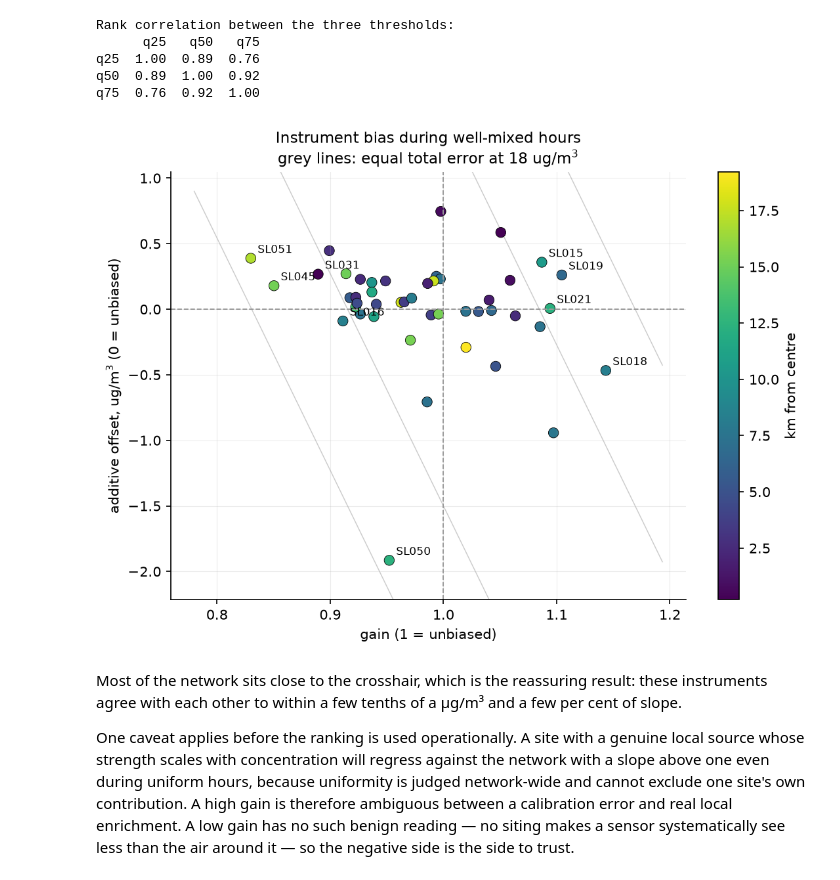
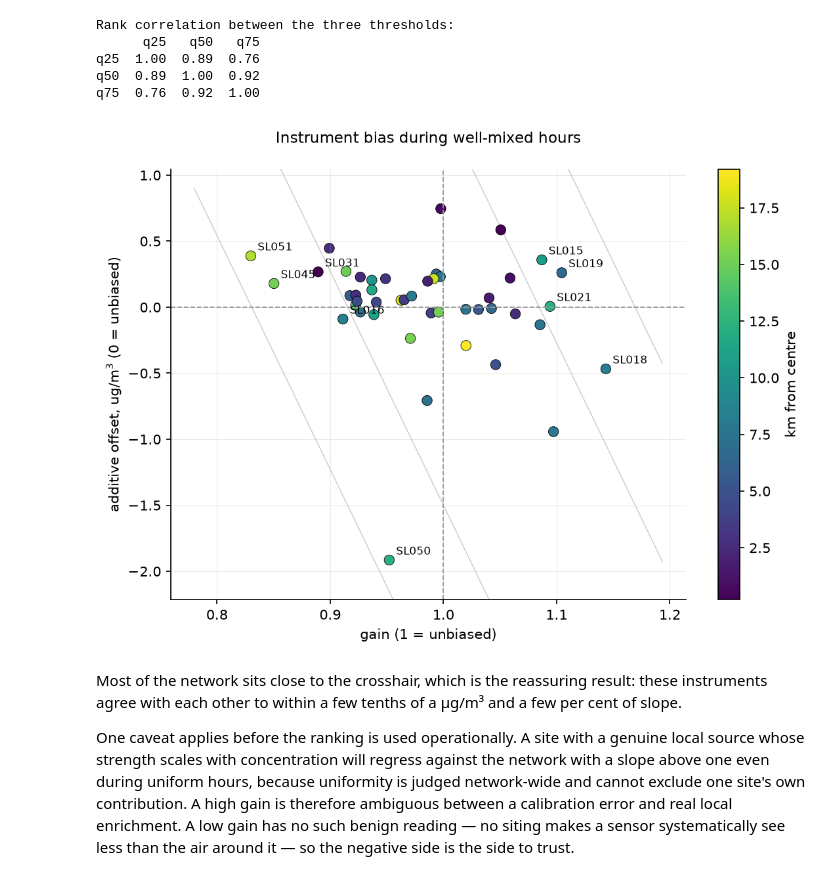
Before and after one commit to alisharifzade10/Dissertation-Project-Sensing-Leeds-Air-Quality-Predictive-Monitoring-and-Instrument-Performance, a Jupyter notebook: notebooks/07_baseline.ipynb, the cells around one changed output. Cells and saved outputs as stored; diff of their text form; code cells hidden in the pictures.

```diff
--- a/notebooks/07_baseline.ipynb
+++ b/notebooks/07_baseline.ipynb
@@ -505,36 +505,35 @@ q75  0.76  0.92  1.00
 Cx = float(bias["fit_hi"].median())
 
 fig, ax = plt.subplots(figsize=(7.5, 5.5))
 sc = ax.scatter(bias["gain"], bias["offset_ugm3"], c=bias["km_from_centre"],
                 cmap="viridis", s=55, edgecolor="k", lw=0.4)
 ax.axhline(0, color="0.6", lw=0.9, ls="--")
 ax.axvline(1, color="0.6", lw=0.9, ls="--")
 plt.colorbar(sc, ax=ax, label="km from centre")
 
 g = np.linspace(bias["gain"].min() - 0.05, bias["gain"].max() + 0.05, 50)
 for b in (-3, -1.5, 1.5, 3):
     ax.plot(g, b - (g - 1) * Cx, color="0.8", lw=0.7, zorder=0)
 
 # label by the SAME quantity the grey lines are drawn at (error at Cx),
 # not bias_max (which uses each sensor's own fit range) -- otherwise a
 # sensor can look far from the crosshair here but never get labelled.
 error_at_Cx = bias["offset_ugm3"] + (bias["gain"] - 1) * Cx
 label_these = error_at_Cx.abs() > 1.5   # beyond the inner pair of grey lines
 
 for c, row in bias[label_these].iterrows():
     ax.annotate(c, (row["gain"], row["offset_ugm3"]), fontsize=8,
                 xytext=(5, 4), textcoords="offset points")
 
 ax.set_xlabel("gain (1 = unbiased)")
 ax.set_ylabel("additive offset, ug/m$^3$ (0 = unbiased)")
 ax.set_ylim(bias["offset_ugm3"].min() - 0.3, bias["offset_ugm3"].max() + 0.3)
-ax.set_title(f"Instrument bias during well-mixed hours\n"
-             f"grey lines: equal total error at {Cx:.0f} ug/m$^3$")
+ax.set_title(f"Instrument bias during well-mixed hours\n")
 fig.tight_layout()
 fig.savefig(Figures / "07_instrument_offset_gain.png", dpi=200, bbox_inches="tight")
 plt.show()
 # %% [output]
-[figure, old version]
+[figure, new version]
 # %% [markdown]
 Most of the network sits close to the crosshair, which is the reassuring result: these instruments agree with each other to within a few tenths of a µg/m³ and a few per cent of slope.
 
```
Also changed, not shown: 12 other files.
